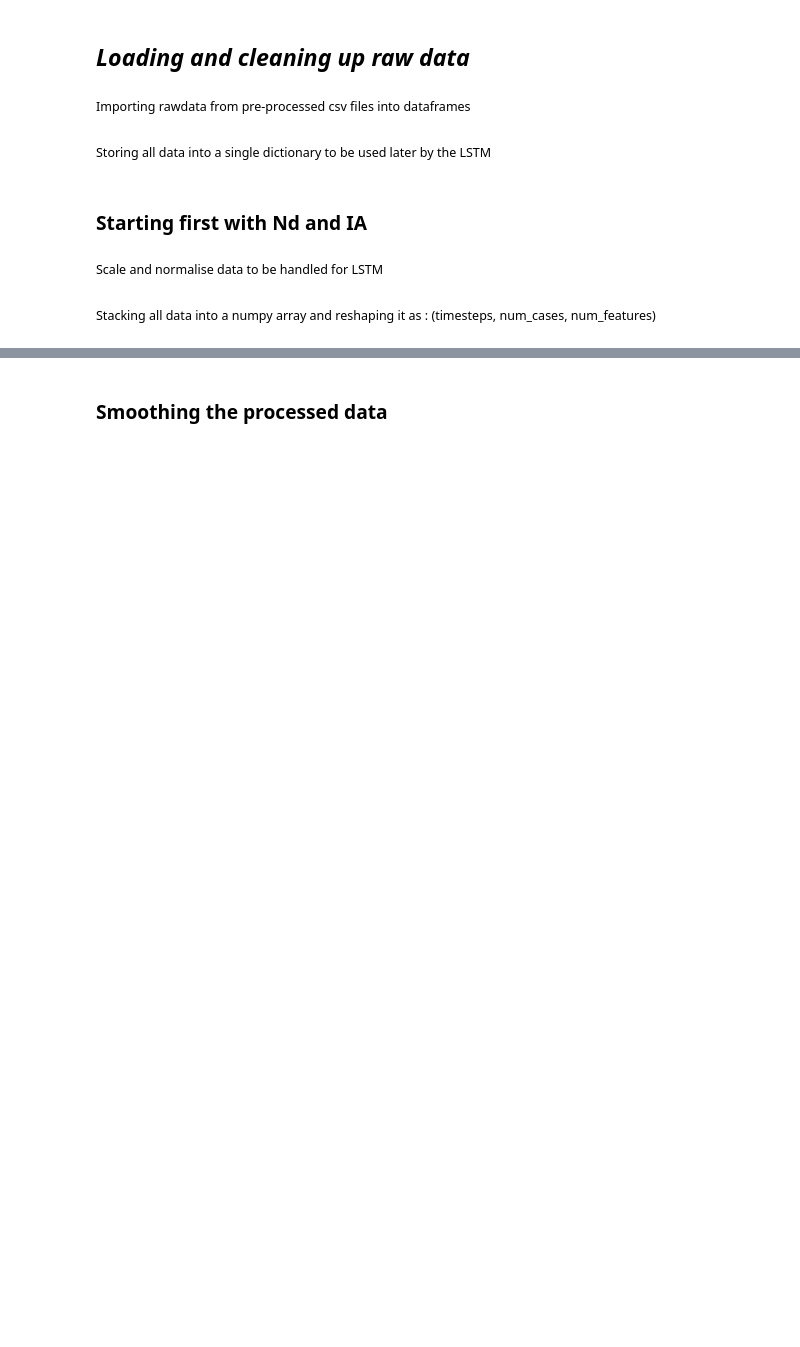
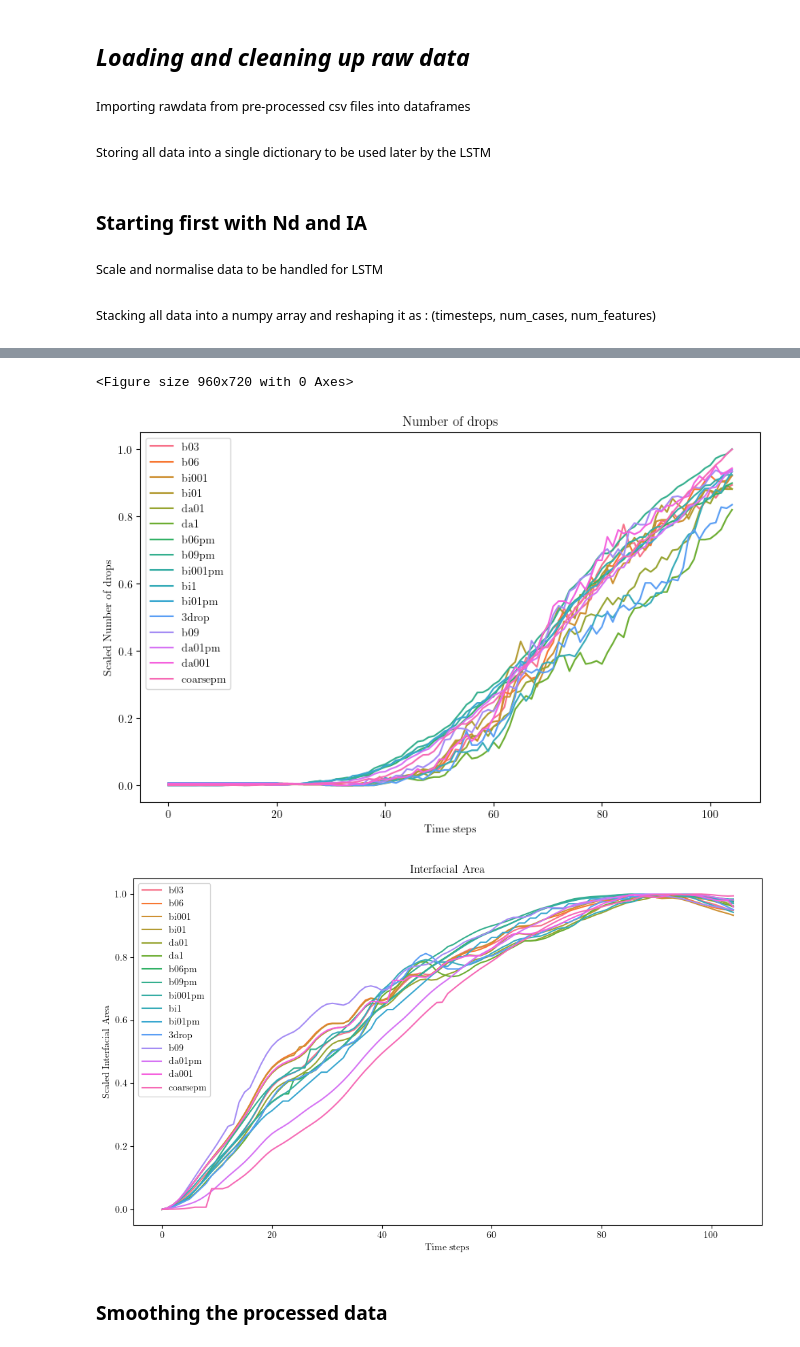
Before and after one commit to jpv219/LSTMIX, a Jupyter notebook: LSTM_MTM/LSTM_SMX_MTM.ipynb, the cells around one changed output, grey strips where cells are left out. Saved outputs shown, nothing was run; the diff lists cells and outputs as text; code cells hidden in the pictures; blank space fills up the shorter version.

Commit message:
Improved plot formatting.

```diff
--- a/LSTM_MTM/LSTM_SMX_MTM.ipynb
+++ b/LSTM_MTM/LSTM_SMX_MTM.ipynb
@@ -123,14 +127,33 @@ print('(time_step, num_case, num_feature)=', mydata.shape)
 # %%
 ### looping over the number of features (Nd and IA)
+
+#Plot setup
+rc('text', usetex=True)
+custom_font = {'family': 'serif', 'serif': ['Computer Modern Roman']}
+rc('font', **custom_font)
+plt.figure(dpi=150)
+
+features = ['Number of drops', 'Interfacial Area']
+colors = sns.color_palette("husl", len(Allcases))
+
 for i in range(mydata.shape[-1]):
-    plt.figure()
-    plt.title(f'Feature {str(i+1)}')
+    plt.figure(figsize=(10, 6))
+    plt.title(f'{features[i]}')
+    plt.xlabel('Time steps')
+    plt.ylabel(f'Scaled {features[i]}')
+
     ### Feature 1 and 2 being Nd and IA, respectively
     for case, idx in zip(Allcases, range(len(Allcases))):
-        plt.plot(mydata[:,idx,i], label = f'{str(case)}')
+        plt.plot(mydata[:,idx,i], label = f'{str(case)}',color=colors[idx % len(colors)])
+        plt.legend()
 
-plt.legend()
+
+plt.tight_layout()
 plt.show()
+# %% [output]
+<Figure size 960x720 with 0 Axes>
+[figure, added]
+[figure, added]
 # %% [markdown]
 ### Smoothing the processed data
 # %%
```
Also changed, not shown: parts of 18 cells of this notebook, 1 other file.
